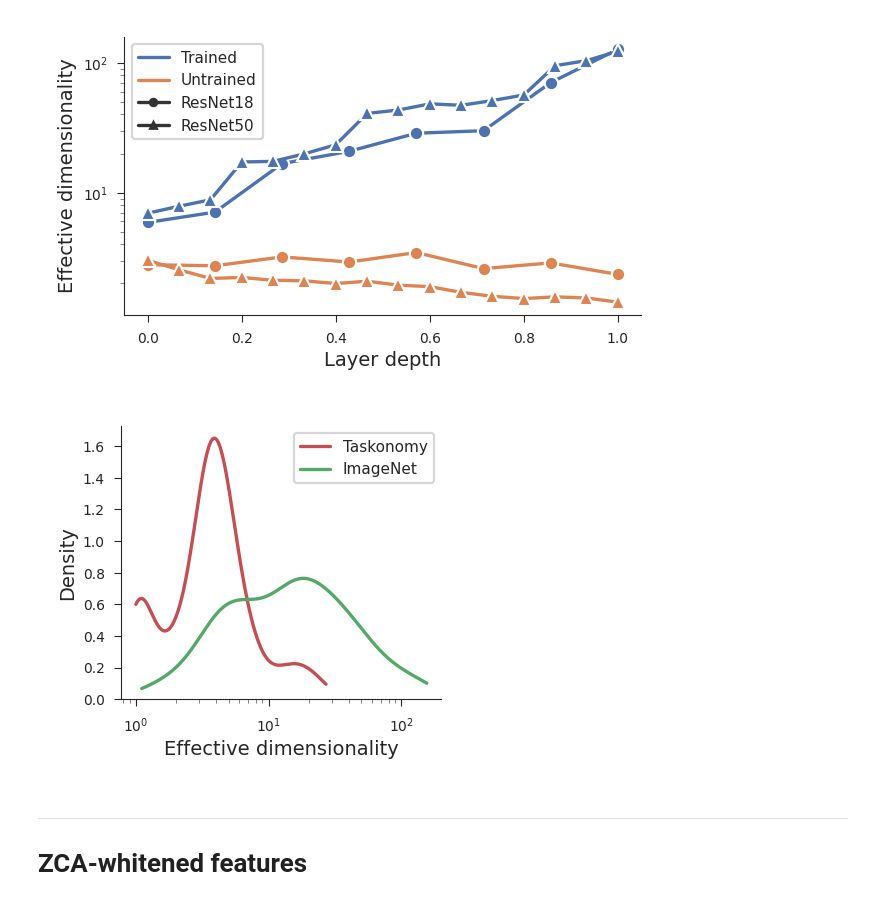
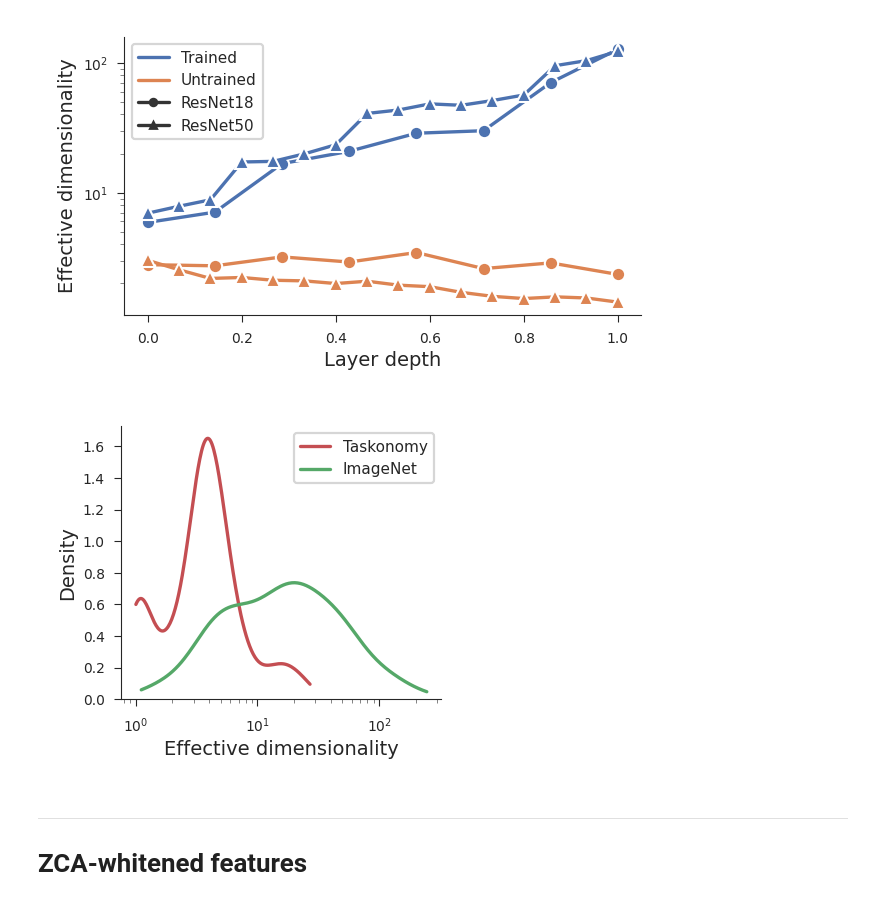
Before and after one commit to EricElmoznino/encoder_dimensionality, a Jupyter notebook: figures/manuscript/results.ipynb, the cells around one changed output. Saved outputs shown, nothing was run; the diff lists cells and outputs as text; code cells hidden in the pictures.

Commit message:
- Updated figures to include Barlow-Twins analyses.

```diff
--- a/figures/manuscript/results.ipynb
+++ b/figures/manuscript/results.ipynb
@@ -123,23 +123,23 @@ plt.show()
 # %%
 dataset = 'imagenet'
 data = pd.read_csv(f'../../results/eigmetrics|dataset:{dataset}|pooling:True|grayscale:False.csv')
 data.loc[:, 'layer'] = data['layer'].replace(tf_to_pt_layer_map)
-data['dataset'] = data['source'].map({'PyTorch': 'ImageNet', 'VVS': 'ImageNet', 'Taskonomy': 'Taskonomy'})
+data['dataset'] = data['source'].map({'PyTorch': 'ImageNet', 'Pytorch Hub': 'ImageNet', 'VVS': 'ImageNet', 'Taskonomy': 'Taskonomy'})
 data = data[(data.kind != 'Untrained')]
 
 fig, ax = plt.subplots(figsize=(2, 1.75))
 
 sns.kdeplot(data=data, x='effective dimensionality', hue='dataset',
             common_norm=False, cut=0, log_scale=True,
             palette=sns.color_palette()[2:4], ax=ax)
 ax.set(xlabel='Effective dimensionality', ylabel='Density')
 
 ax.legend(labels=['Taskonomy', 'ImageNet'])
 
 plt.savefig('saved/results_factors-dataset-task.png', dpi=300)
 plt.show()
 # %% [output]
-[figure, old version]
+[figure, new version]
 # %% [markdown]
 ---
 # ZCA-whitened features
```
Also changed, not shown: parts of 13 cells of this notebook, 21 other files.
